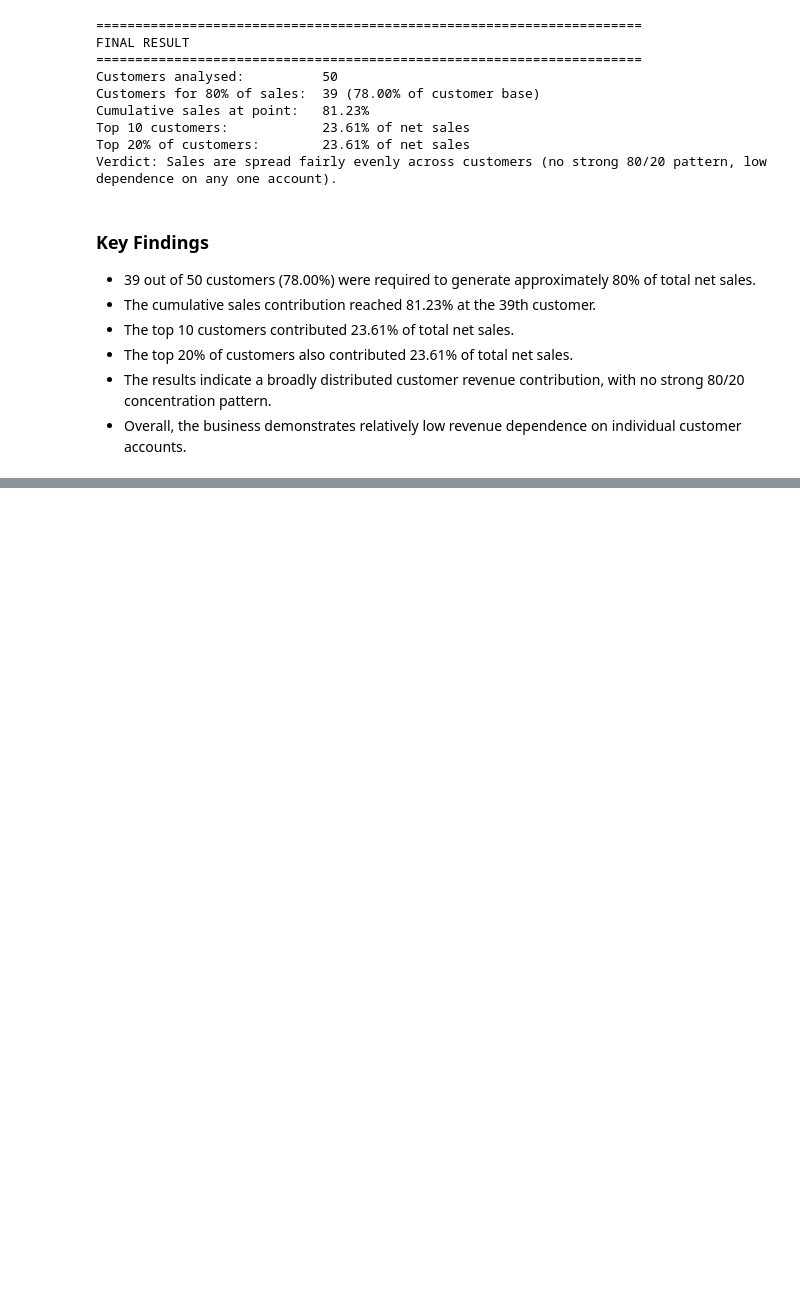
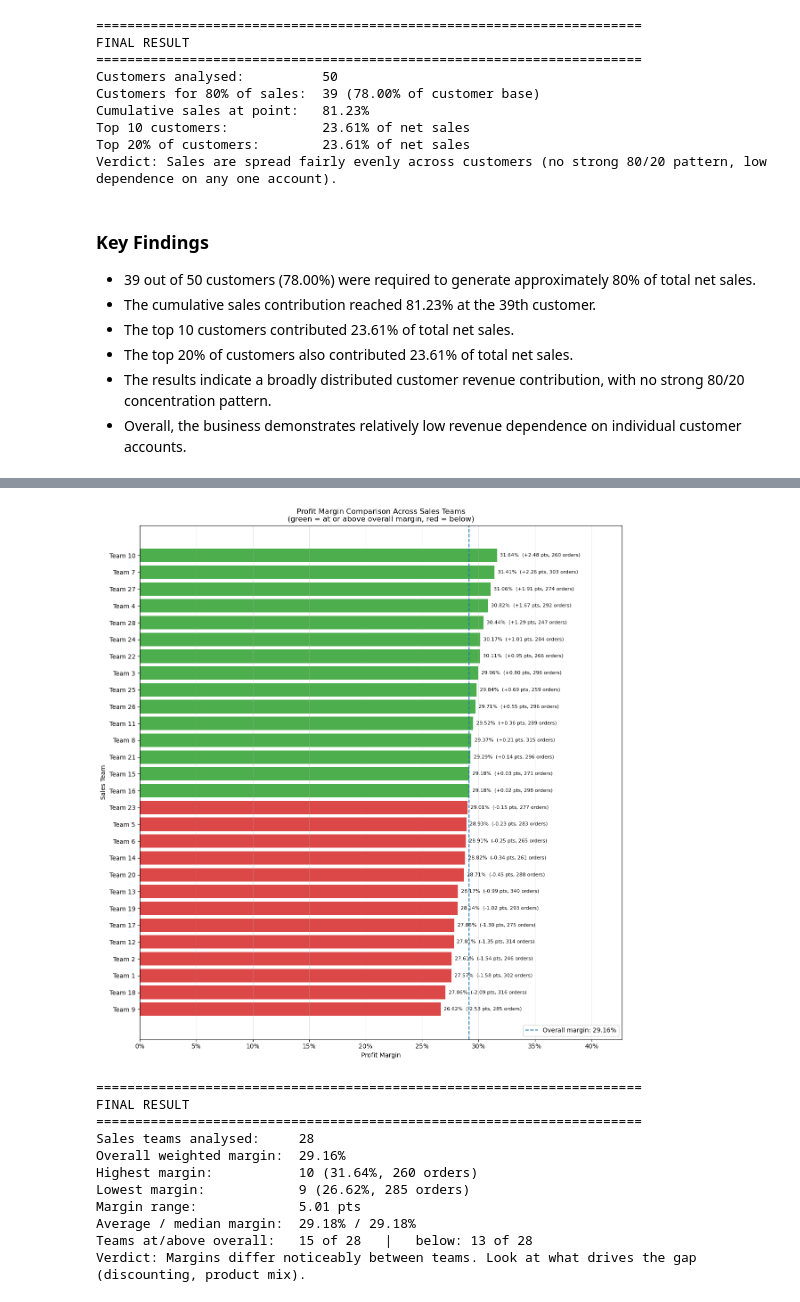
Before and after one commit to silverbullet-ai/intelligent-systems, a Jupyter notebook: da/sales-data-analysis/notebooks/02_sales_analysis.ipynb, the cells around one changed output, grey strips where cells are left out. Saved outputs shown, nothing was run; the diff lists cells and outputs as text; code cells hidden in the pictures; blank space fills up the shorter version.

```diff
--- a/da/sales-data-analysis/notebooks/02_sales_analysis.ipynb
+++ b/da/sales-data-analysis/notebooks/02_sales_analysis.ipynb
@@ -1831,0 +2125,68 @@ Verdict: Sales are spread fairly evenly across customers (no strong 80/20 patter
+# %%
+# Sort sales teams by profit margin (highest at the top)
+team_margin = sales_team.sort_values('Margin %', ascending=True).copy()
+n = len(team_margin)
+
+overall_margin = sales_team['Profit'].sum() / sales_team['Net_Sales'].sum() * 100
+highest, lowest = team_margin['Margin %'].idxmax(), team_margin['Margin %'].idxmin()
+
+# Axis labels: team names if the name column was added, otherwise IDs
+text_cols = team_margin.select_dtypes(include='object').columns.tolist()
+name_col = next((c for c in text_cols if 'region' not in c.lower()), None)
+labels = ([f"{name} ({i})" for i, name in zip(team_margin.index, team_margin[name_col])]
+          if name_col else [f"Team {i}" for i in team_margin.index])
+
+colors = ['tab:green' if m >= overall_margin else 'tab:red' for m in team_margin['Margin %']]
+
+fig, ax = plt.subplots(figsize=(12, max(5, 0.38 * n + 2)))   # height scales with team count
+bars = ax.barh(labels, team_margin['Margin %'], color=colors, alpha=0.85)
+
+# Label each bar: margin, gap vs overall, and the orders behind it
+for bar, (_, row) in zip(bars, team_margin.iterrows()):
+    ax.annotate(
+        f"{row['Margin %']:.2f}%  ({row['Margin %'] - overall_margin:+.2f} pts, {row['Orders']:,.0f} orders)",
+        (bar.get_width(), bar.get_y() + bar.get_height() / 2),
+        xytext=(5, 0), textcoords='offset points', va='center', fontsize=8
+    )
+
+ax.axvline(overall_margin, color='tab:blue', linestyle='--', linewidth=1.5,
+           label=f'Overall margin: {overall_margin:.2f}%')
+
+ax.set_title('Profit Margin Comparison Across Sales Teams\n(green = at or above overall margin, red = below)')
+ax.set_xlabel('Profit Margin')
+ax.set_ylabel('Sales Team')
+ax.xaxis.set_major_formatter(mtick.PercentFormatter(decimals=0))
+ax.set_xlim(0, team_margin['Margin %'].max() * 1.35)   # room for the longer labels
+ax.grid(axis='x', alpha=0.3)
+ax.legend(loc='lower right')
+
+plt.tight_layout()
+plt.show()
+
+# Final result
+above = int((team_margin['Margin %'] >= overall_margin).sum())
+spread = team_margin['Margin %'].max() - team_margin['Margin %'].min()
+
+print(f"\n{'=' * 70}\nFINAL RESULT\n{'=' * 70}")
+print(f"Sales teams analysed:     {n}")
+print(f"Overall weighted margin:  {overall_margin:.2f}%")
+print(f"Highest margin:           {highest} ({team_margin.loc[highest, 'Margin %']:.2f}%, {team_margin.loc[highest, 'Orders']:,.0f} orders)")
+print(f"Lowest margin:            {lowest} ({team_margin.loc[lowest, 'Margin %']:.2f}%, {team_margin.loc[lowest, 'Orders']:,.0f} orders)")
+print(f"Margin range:             {spread:.2f} pts")
+print(f"Average / median margin:  {team_margin['Margin %'].mean():.2f}% / {team_margin['Margin %'].median():.2f}%")
+print(f"Teams at/above overall:   {above} of {n}   |   below: {n - above} of {n}")
+print("Verdict:", "Margins are tightly grouped. Differences between teams are small." if spread < 5
+      else "Margins differ noticeably between teams. Look at what drives the gap (discounting, product mix).")
+# %% [output]
+[figure, added]
+======================================================================
+FINAL RESULT
+======================================================================
+Sales teams analysed:     28
+Overall weighted margin:  29.16%
+Highest margin:           10 (31.64%, 260 orders)
+Lowest margin:            9 (26.62%, 285 orders)
+Margin range:             5.01 pts
+Average / median margin:  29.18% / 29.18%
+Teams at/above overall:   15 of 28   |   below: 13 of 28
+Verdict: Margins differ noticeably between teams. Look at what drives the gap (discounting, product mix).
```
Also changed, not shown: parts of 14 cells of this notebook.
